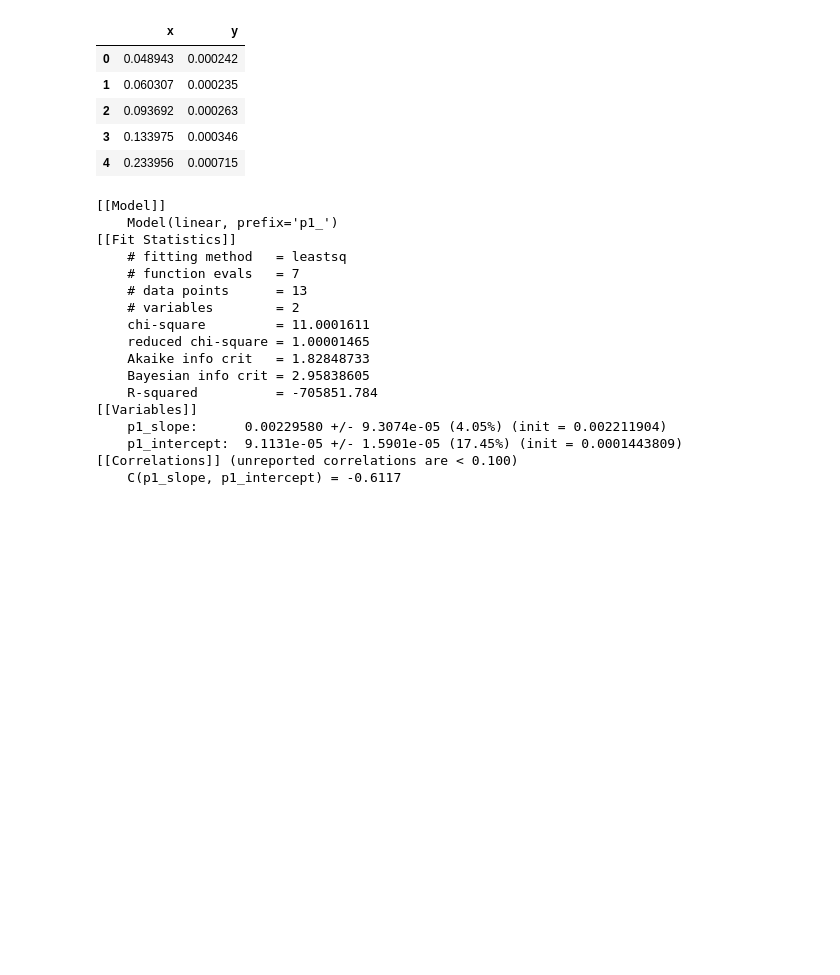
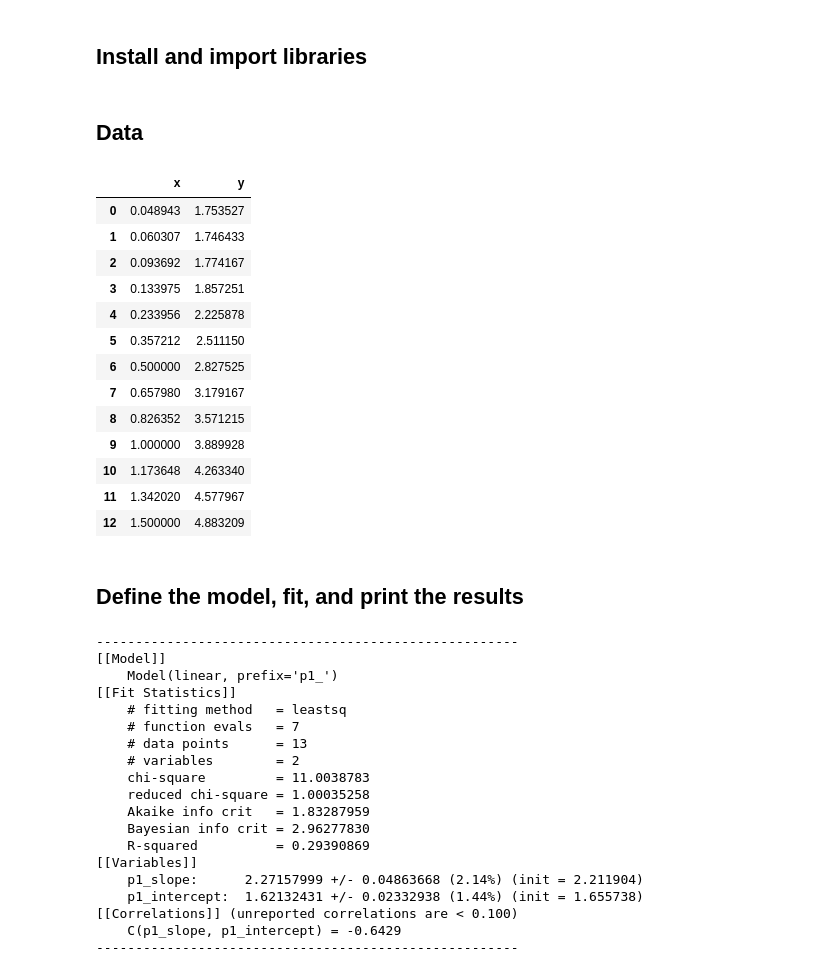
Before and after one commit to Al-1n/Compton, a Jupyter notebook: 1.9.Mass_of_the_electron.ipynb, the cells around one changed output. Saved outputs shown, nothing was run; the diff lists cells and outputs as text; code cells hidden in the pictures; blank space fills up the shorter version.

```diff
--- a/1.9.Mass_of_the_electron.ipynb
+++ b/1.9.Mass_of_the_electron.ipynb
@@ -0,0 +14,2 @@
+# %% [markdown]
+## Install and import libraries
@@ -8,16 +34,31 @@ import pandas as pd
 
 matplotlib.rcParams['legend.handlelength'] = 1
 matplotlib.rcParams['legend.numpoints'] = 1
+# %% [markdown]
+## Data
 # %%
+#impot the csv (generated from the previous steps) into a dataframe
 df = pd.read_csv("./Data/Compton_data.csv", header = None)
 
+#rename columns
 df.columns = ["x", "y"]
 
-df.head()
+#preview the data
+df
 # %% [output]
 |  | x | y |
-| 0 | 0.048943 | 0.000242 |
-| 1 | 0.060307 | 0.000235 |
-| 2 | 0.093692 | 0.000263 |
-| 3 | 0.133975 | 0.000346 |
-| 4 | 0.233956 | 0.000715 |
+| 0 | 0.048943 | 1.753527 |
+| 1 | 0.060307 | 1.746433 |
+| 2 | 0.093692 | 1.774167 |
+| 3 | 0.133975 | 1.857251 |
+| 4 | 0.233956 | 2.225878 |
+| 5 | 0.357212 | 2.511150 |
+| 6 | 0.500000 | 2.827525 |
+| 7 | 0.657980 | 3.179167 |
+| 8 | 0.826352 | 3.571215 |
+| 9 | 1.000000 | 3.889928 |
+| 10 | 1.173648 | 4.263340 |
+| 11 | 1.342020 | 4.577967 |
+| 12 | 1.500000 | 4.883209 |
+# %% [markdown]
+## Define the model, fit, and print the results
@@ -24,12 +71,13 @@ df.head()
 # %%
-mod1 = LinearModel(prefix='p1_')
+#fit with weights=1./yerr
+result1 = mod1.fit(df["y"], pars1, x=df["x"], weights = 1. / (df["y"] * 0.0261))
 
-pars1 = mod1.guess(df["y"], x=df["x"])
-
-result1 = mod1.fit(df["y"], pars1, x=df["x"], weights = 1. / (df["y"] * 0.099536))
-
+#print the Fit Statistics and parameters
+print('------------------------------------------------------')
 print(result1.fit_report())
+print('------------------------------------------------------')
 # %% [output]
+------------------------------------------------------
 [[Model]]
     Model(linear, prefix='p1_')
 [[Fit Statistics]]
@@ -37,13 +85,14 @@ print(result1.fit_report())
     # function evals   = 7
     # data points      = 13
     # variables        = 2
-    chi-square         = 11.0001611
-    reduced chi-square = 1.00001465
-    Akaike info crit   = 1.82848733
-    Bayesian info crit = 2.95838605
-    R-squared          = -705851.784
+    chi-square         = 11.0038783
+    reduced chi-square = 1.00035258
+    Akaike info crit   = 1.83287959
+    Bayesian info crit = 2.96277830
+    R-squared          = 0.29390869
 [[Variables]]
-    p1_slope:      0.00229580 +/- 9.3074e-05 (4.05%) (init = 0.002211904)
-    p1_intercept:  9.1131e-05 +/- 1.5901e-05 (17.45%) (init = 0.0001443809)
+    p1_slope:      2.27157999 +/- 0.04863668 (2.14%) (init = 2.211904)
+    p1_intercept:  1.62132431 +/- 0.02332938 (1.44%) (init = 1.655738)
 [[Correlations]] (unreported correlations are < 0.100)
-    C(p1_slope, p1_intercept) = -0.6117
+    C(p1_slope, p1_intercept) = -0.6429
+------------------------------------------------------
```
Also changed, not shown: parts of 14 cells of this notebook, 9 other files.
